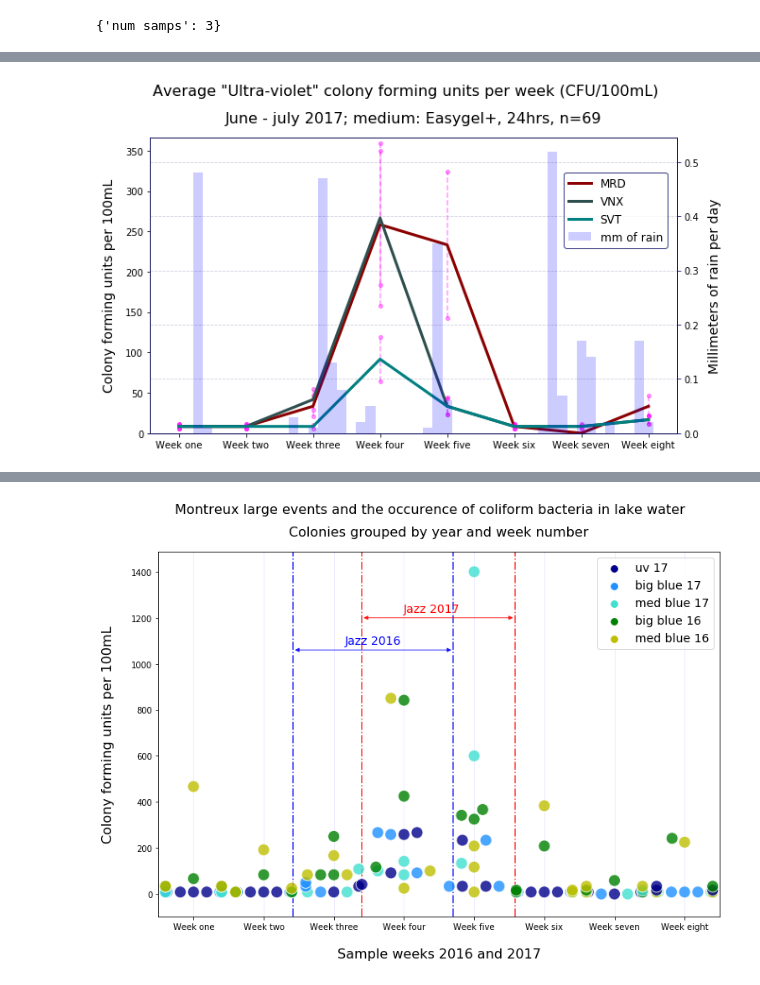
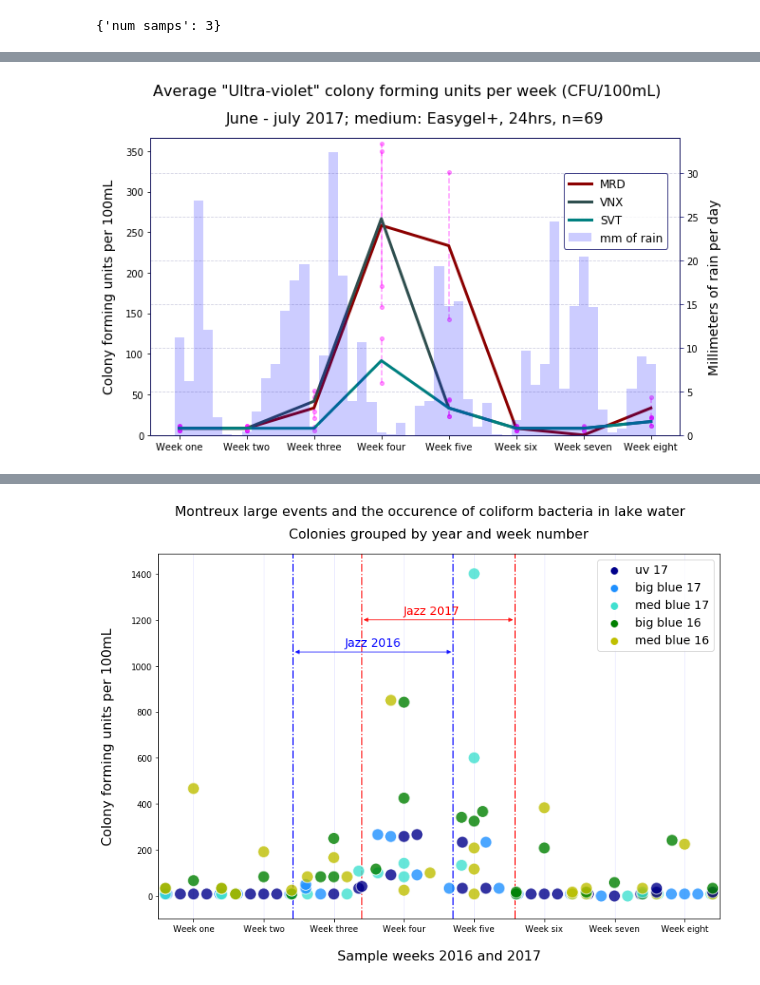
Before and after one commit to hammerdirt/water-quality-2016-2017, a Jupyter notebook: output_for_hdch.ipynb, the cells around one changed output, grey strips where cells are left out. Saved outputs shown, nothing was run; the diff lists cells and outputs as text; code cells hidden in the pictures.

```diff
--- a/output_for_hdch.ipynb
+++ b/output_for_hdch.ipynb
@@ -55,7 +54,7 @@ def get_jsons(file_name):
     a = pd.read_json(j_data + file_name, orient='index')
     return a
 # we need these files
-dfs = ['m_b_2016.json','m_b_2017.json', 'rain_2016.json','m_b_201724.json', 'rain_2017.json']
+dfs = ['m_b_2016.json','m_b_2017.json', 'rain_2016.json','m_b_201724.json', 'rain2017.json']
 # %%
 m_b_2016 = get_jsons(dfs[0])
 m_b_2017 = get_jsons(dfs[1])
@@ -491,9 +489,9 @@ def total_uv_17(c, v, q):
 # %%
 total_uv17 = total_uv_17(week_days, places, bar_chart_17)
 # %%
-not_simple_plot(8, total_uv17,samp_date17,  date_list17, places,rain_2017[7:], week_days,'Average "Ultra-violet" colony forming units per week (CFU/100mL)','June - july 2017; medium: Easygel+, 24hrs, n=69', 'data/charts/2017_AVG_UltraViolet_CFU_week.png')
+not_simple_plot(8, total_uv17,samp_date17,  date_list17, places,rain_2017, week_days,'Average "Ultra-violet" colony forming units per week (CFU/100mL)','June - july 2017; medium: Easygel+, 24hrs, n=69', 'data/charts/2017_AVG_UltraViolet_CFU_week.png')
 # %% [output]
-[figure, old version]
+[figure, new version]
 # %%
 dates_2017 = sorted(list(date_week.keys()))
 # %%
```
Also changed, not shown: parts of 8 cells of this notebook, 16 other files.
